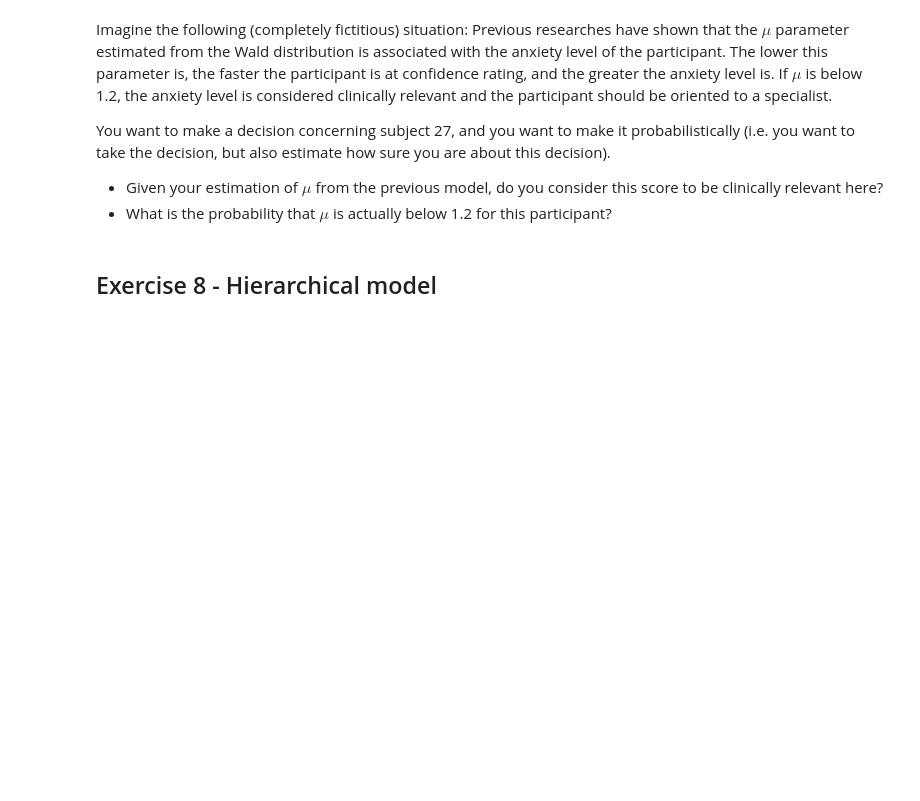
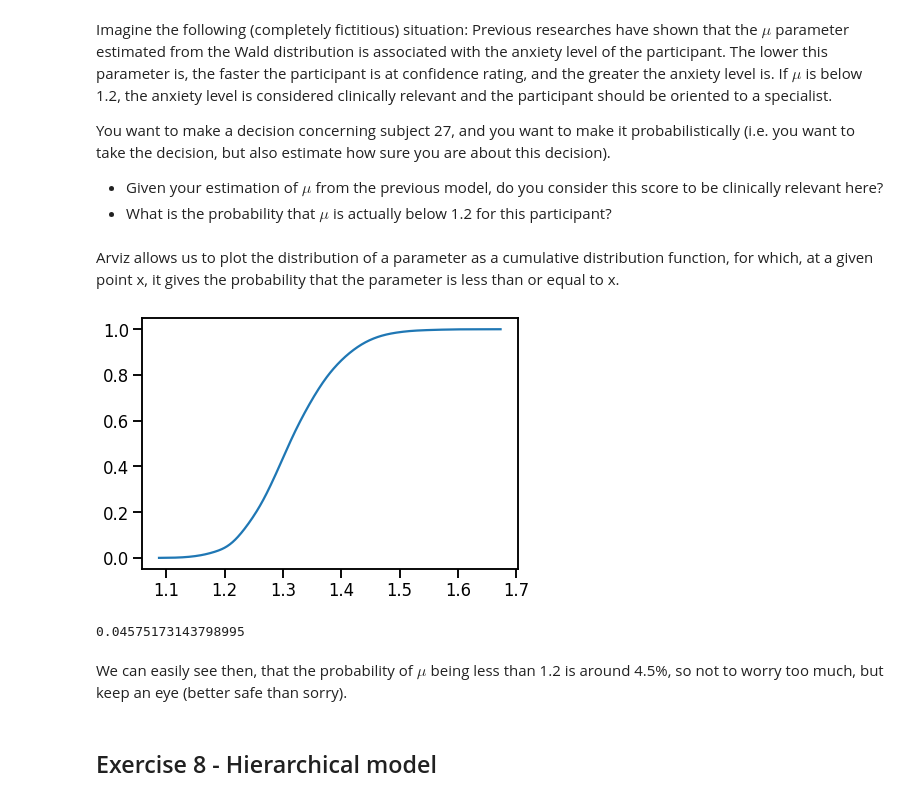
Before and after one commit to Naeghil/ACM_Portfolios, a Jupyter notebook: portfolio1.ipynb, the cells around one changed output. Saved outputs shown, nothing was run; the diff lists cells and outputs as text; code cells hidden in the pictures; blank space fills up the shorter version.

```diff
--- a/portfolio1.ipynb
+++ b/portfolio1.ipynb
@@ -279,6 +328,19 @@ You want to make a decision concerning subject 27, and you want to make it proba
 
 * Given your estimation of $\mu$ from the previous model, do you consider this score to be clinically relevant here?
 * What is the probability that $\mu$ is actually below 1.2 for this participant?
+# %% [markdown]
+Arviz allows us to plot the distribution of a parameter as a cumulative distribution function, for which, at a given point x, it gives the probability that the parameter is less than or equal to x.
+# %%
+cdf = az.plot_dist(w_trace['mu'], cumulative=True)
+# %% [output]
+[figure, added]
+# %%
+pmu = [ dat for dat in cdf.lines[0].get_xydata() if dat[0] > 1.1999 and dat[0] < 1.202 ][0][1]
+print(pmu)
+# %% [output]
+0.04575173143798995
+# %% [markdown]
+We can easily see then, that the probability of $\mu$ being less than 1.2 is around 4.5%, so not to worry too much, but keep an eye (better safe than sorry).
 # %% [markdown]
 ## Exercise 8 - Hierarchical model
 # %% [markdown]
```
Also changed, not shown: parts of 16 cells of this notebook.
